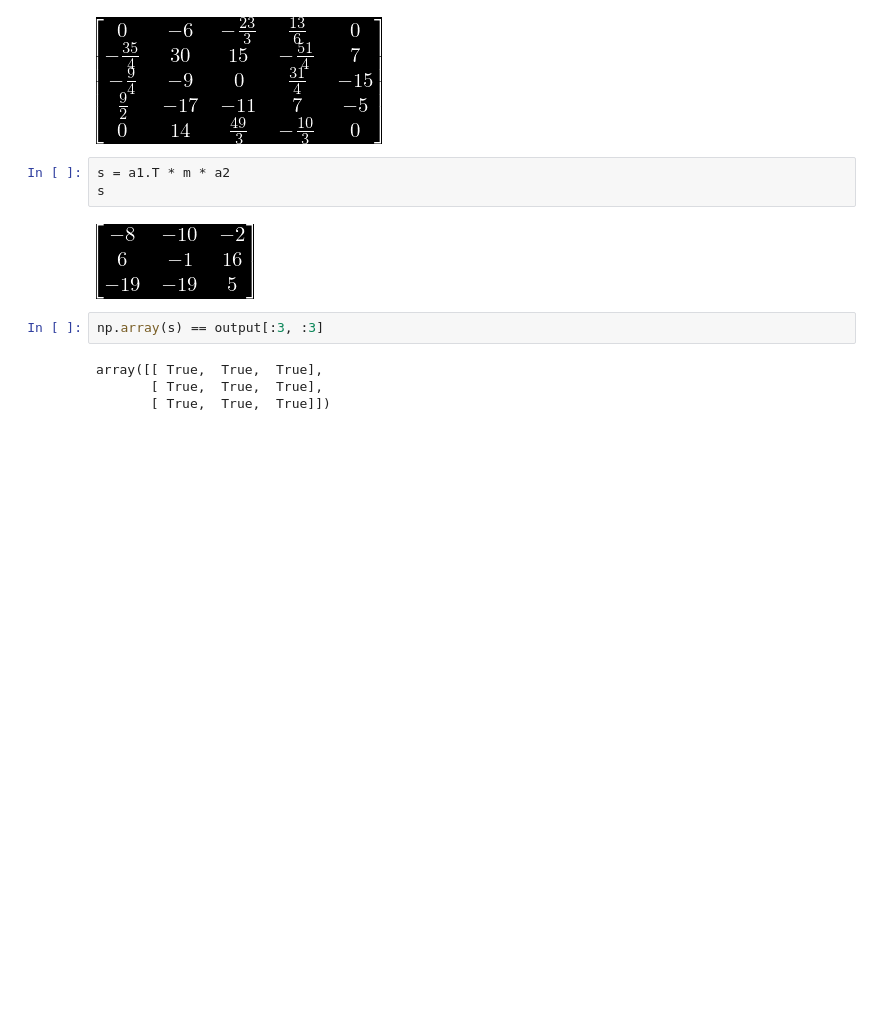
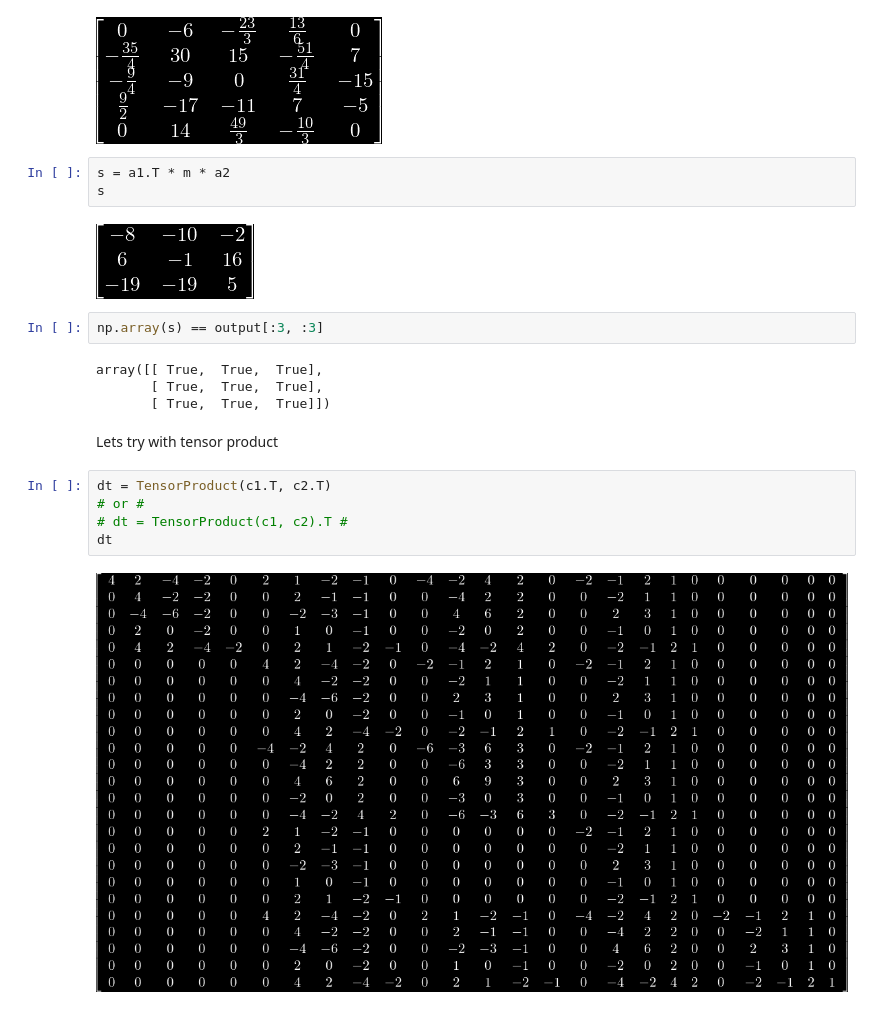
Before and after one commit to tarsioonofrio/fast-convolution-rtl, a Jupyter notebook: notebooks/convolve_comparsion-2d.ipynb, the cells around one changed output. Cells and saved outputs as stored; diff of their text form; blank space fills up the shorter version.

```diff
--- a/notebooks/convolve_comparsion-2d.ipynb
+++ b/notebooks/convolve_comparsion-2d.ipynb
@@ -254,3 +250,12 @@ np.array(s) == output[:3, :3]
 array([[ True,  True,  True],
        [ True,  True,  True],
        [ True,  True,  True]])
+# %% [markdown]
+Lets try with tensor product
+# %%
+dt = TensorProduct(c1.T, c2.T)
+# or #
+# dt = TensorProduct(c1, c2).T #
+dt
+# %% [output]
+[figure, added]
```
Also changed, not shown: parts of 16 cells of this notebook, 6 other files.
